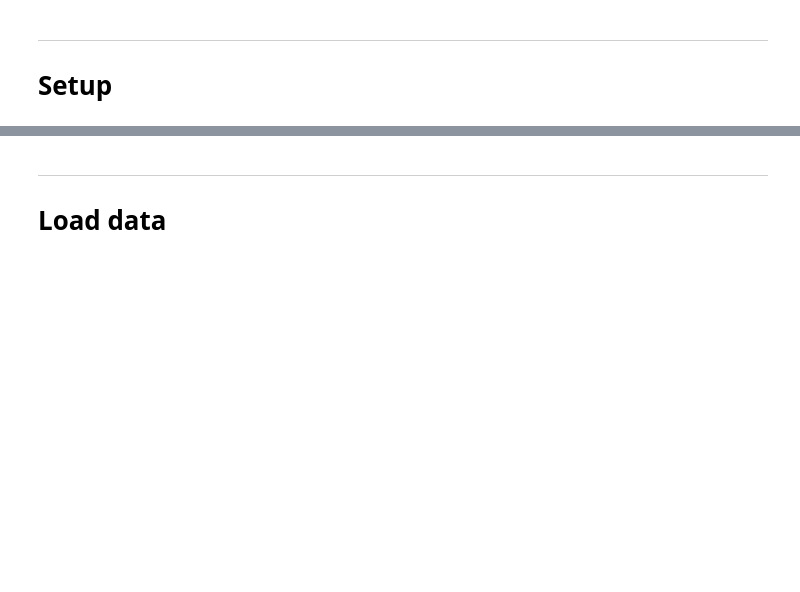
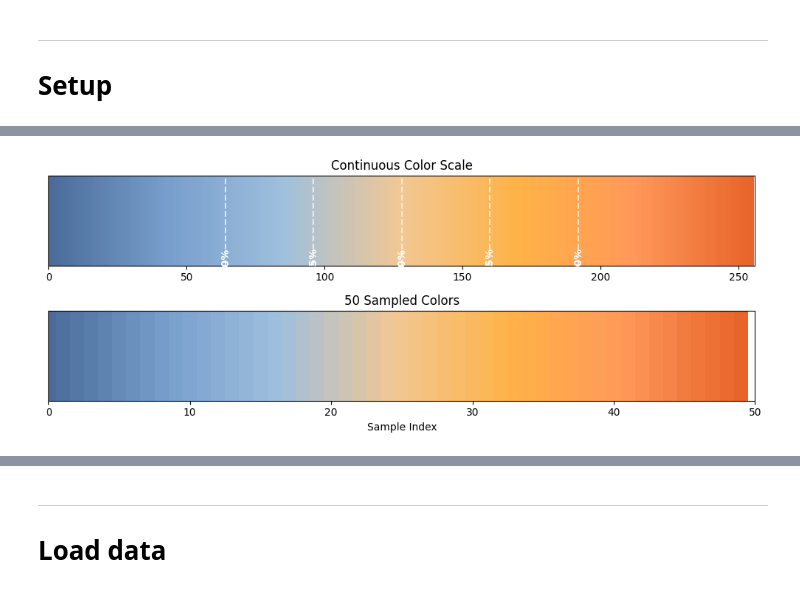
Before and after one commit to ungzs1/popy_05, a Jupyter notebook: notebooks/neural_analysis/check_one_rate.ipynb, the cells around one changed output, grey strips where cells are left out. Saved outputs shown, nothing was run; the diff lists cells and outputs as text; code cells hidden in the pictures; blank space fills up the shorter version.

```diff
--- a/notebooks/neural_analysis/check_one_rate.ipynb
+++ b/notebooks/neural_analysis/check_one_rate.ipynb
@@ -91,3 +91,91 @@ def add_mixed_coord(neural_data_original, groupped_by):
             print(f'Added coord {coord_name}, length: {len(coord_values)}')
 
     return neural_data
+# %%
+import matplotlib.pyplot as plt
+import matplotlib.colors as mcolors
+import numpy as np
+
+# Your original colors (will be in the middle 75%)
+original_colors = ['#779ECC', '#9FC0DE', '#F2C894', '#FFB347', '#FF985A']
+
+# Extended palette with deeper extremes
+# Adding deeper blue at the start and deeper orange/red at the end
+extended_colors = [
+    '#4A6B9A',  # Deeper blue (12.5% position)
+    '#779ECC',  # Your original dark pastel blue (25% position)
+    '#9FC0DE',  # Pale Cerulean (37.5% position)
+    '#F2C894',  # Peach-Orange (50% position)
+    '#FFB347',  # Pastel Orange (62.5% position)
+    '#FF985A',  # Atomic Tangerine (75% position)
+    '#E8642A'   # Deeper orange-red (87.5% position)
+]
+
+# Create continuous colormap
+cmap = mcolors.LinearSegmentedColormap.from_list("extended_custom", extended_colors, N=256)
+
+def sample_colors(n_colors):
+    """Sample n evenly spaced colors from the extended scale"""
+    return [cmap(i / (n_colors - 1)) for i in range(n_colors)]
+
+def sample_colors_hex(n_colors):
+    """Sample n colors and return as hex strings"""
+    colors = sample_colors(n_colors)
+    return [mcolors.to_hex(color) for color in colors]
+
+def get_color_at_position(position):
+    """Get color at specific position (0-1)"""
+    return mcolors.to_hex(cmap(position))
+
+# Example usage
+print("Extended color palette:")
+for i, color in enumerate(extended_colors):
+    print(f"{i}: {color}")
+
+print(f"\nSample 10 colors from extended scale:")
+sampled = sample_colors_hex(10)
+for i, color in enumerate(sampled):
+    print(f"{i}: {color}")
+
+print(f"\nYour original colors should appear around these positions:")
+print(f"25%: {get_color_at_position(0.25)}")  # Should be close to #779ECC
+print(f"37.5%: {get_color_at_position(0.375)}")  # Should be close to #9FC0DE
+print(f"50%: {get_color_at_position(0.5)}")   # Should be close to #F2C894
+print(f"62.5%: {get_color_at_position(0.625)}")  # Should be close to #FFB347
+print(f"75%: {get_color_at_position(0.75)}")  # Should be close to #FF985A
+
+# Visualization function
+def visualize_colormap(cmap, n_samples=50):
+    """Visualize the colormap"""
+    fig, (ax1, ax2) = plt.subplots(2, 1, figsize=(10, 4))
+
+    # Show continuous gradient
+    gradient = np.linspace(0, 1, 256).reshape(1, -1)
+    ax1.imshow(gradient, aspect='auto', cmap=cmap)
+    ax1.set_xlim(0, 256)
+    ax1.set_yticks([])
+    ax1.set_title('Continuous Color Scale')
+
+    # Mark your original color positions
+    original_positions = [0.25, 0.375, 0.5, 0.625, 0.75]
+    for pos in original_positions:
+        x_pos = pos * 256
+        ax1.axvline(x=x_pos, color='white', linestyle='--', alpha=0.7)
+        ax1.text(x_pos, 0.5, f'{pos:.1%}', rotation=90, ha='center', va='center',
+                color='white', fontweight='bold')
+
+    # Show discrete samples
+    colors = sample_colors(n_samples)
+    color_blocks = np.array(colors).reshape(1, -1, 4)[:, :, :3]  # Remove alpha channel
+    ax2.imshow(color_blocks, aspect='auto')
+    ax2.set_xlim(0, n_samples)
+    ax2.set_yticks([])
+    ax2.set_title(f'{n_samples} Sampled Colors')
+    ax2.set_xlabel('Sample Index')
+
+    plt.tight_layout()
+    plt.show()
+
+# Uncomment to visualize (requires matplotlib display)
+visualize_colormap(cmap)
+# %% [output]
@@ -93,0 +199 @@ def add_mixed_coord(neural_data_original, groupped_by):
+[figure, added]
```
Also changed, not shown: parts of 2 cells of this notebook, 32 other files.
